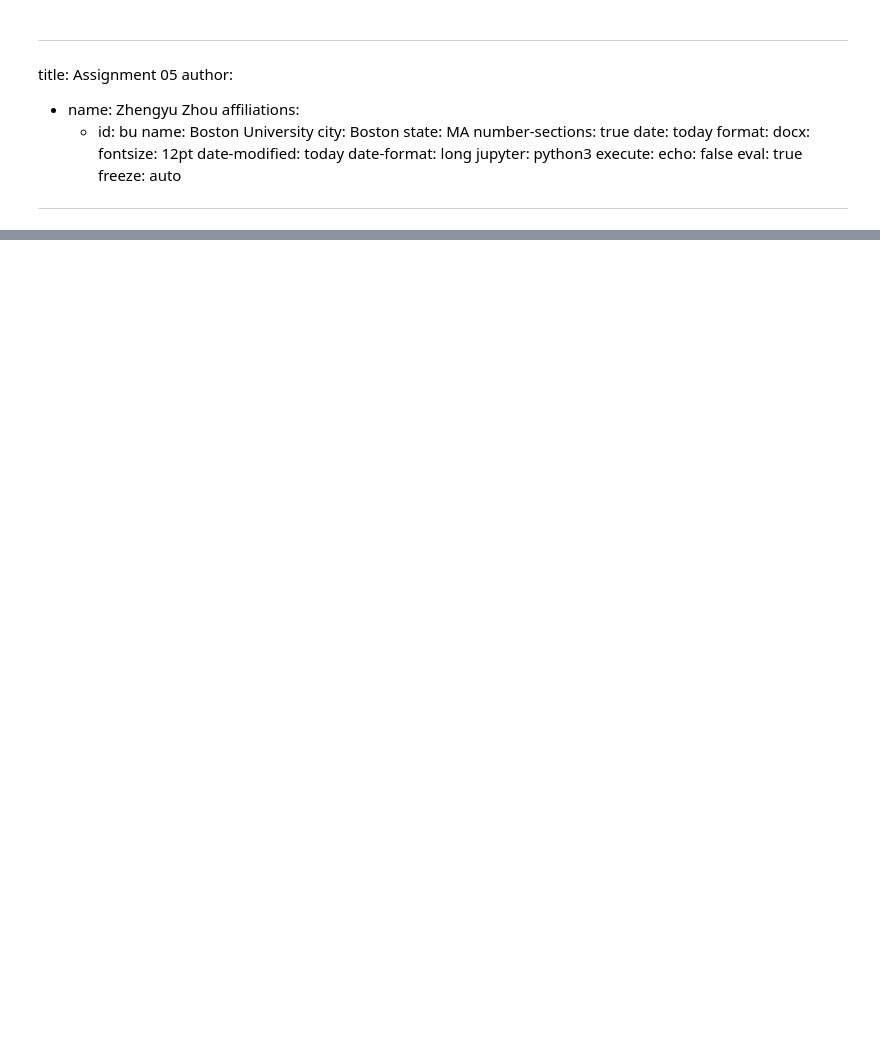
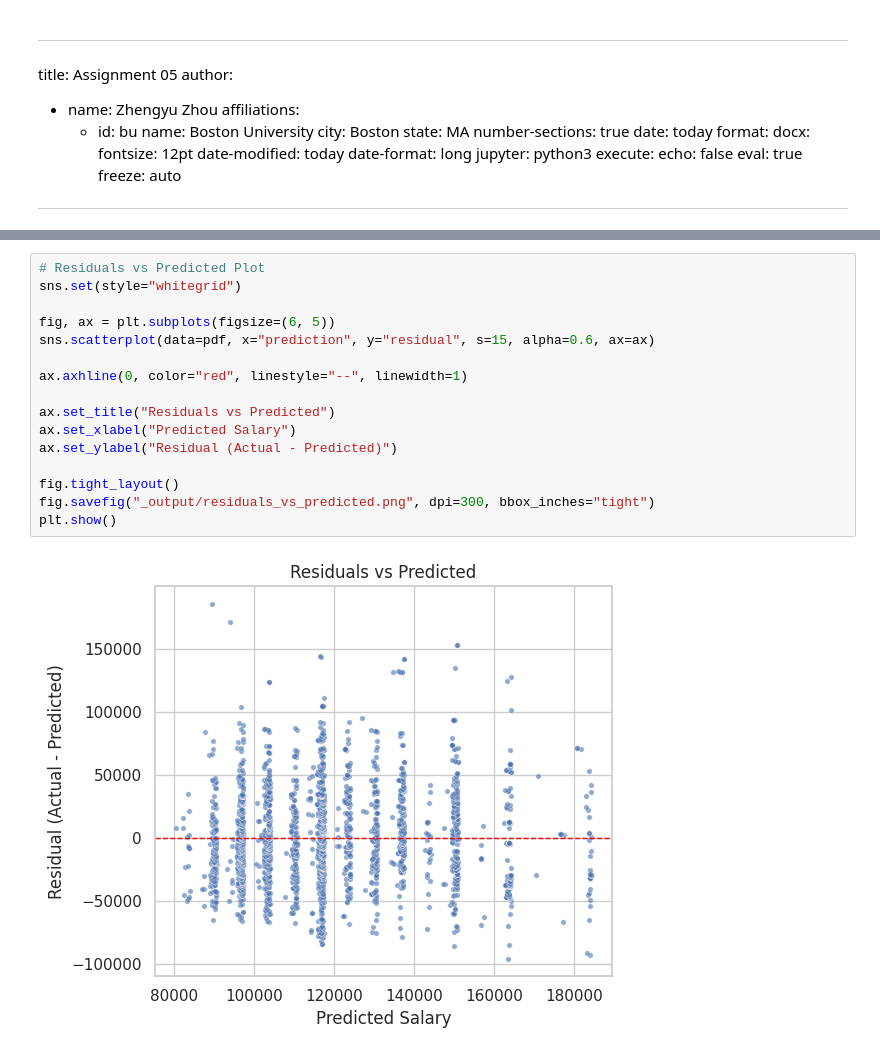
Before and after one commit to zhengyuzhou123/Assignment5, a Jupyter notebook: assignment05-zzy221.ipynb, the cells around one changed output, grey strips where cells are left out. Cells and saved outputs as stored; diff of their text form; blank space fills up the shorter version.

```diff
--- a/assignment05-zzy221.ipynb
+++ b/assignment05-zzy221.ipynb
@@ -237,0 +312,18 @@ Test rows : 422
+# %%
+# Residuals vs Predicted Plot
+sns.set(style="whitegrid")
+
+fig, ax = plt.subplots(figsize=(6, 5))
+sns.scatterplot(data=pdf, x="prediction", y="residual", s=15, alpha=0.6, ax=ax)
+
+ax.axhline(0, color="red", linestyle="--", linewidth=1)
+
+ax.set_title("Residuals vs Predicted")
+ax.set_xlabel("Predicted Salary")
+ax.set_ylabel("Residual (Actual - Predicted)")
+
+fig.tight_layout()
+fig.savefig("_output/residuals_vs_predicted.png", dpi=300, bbox_inches="tight")
+plt.show()
+# %% [output]
+[figure, added]
```
Also changed, not shown: parts of 32 cells of this notebook, 3 other files.
